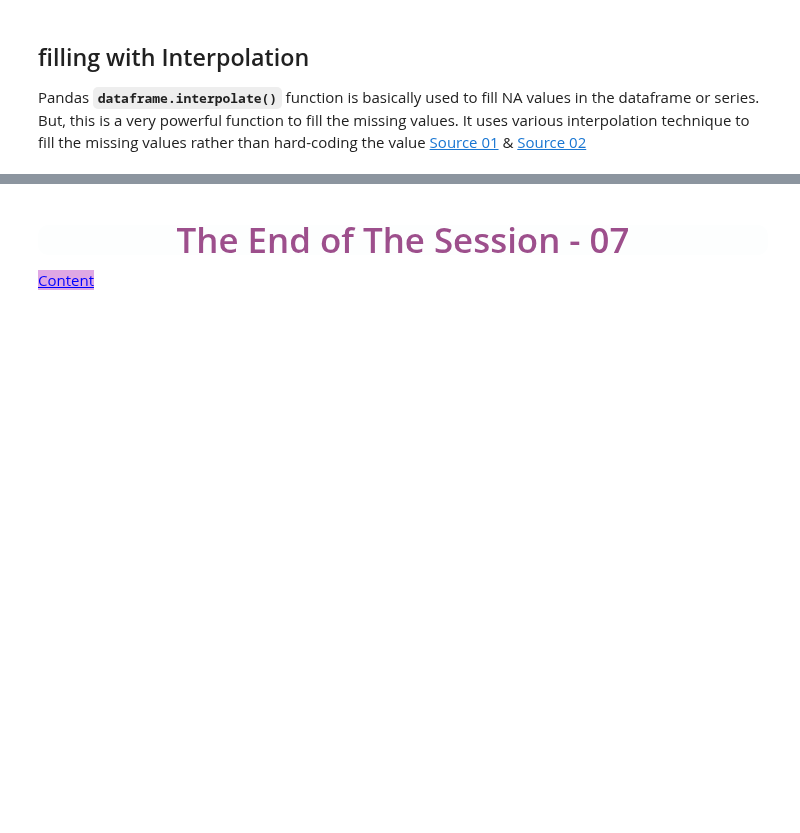
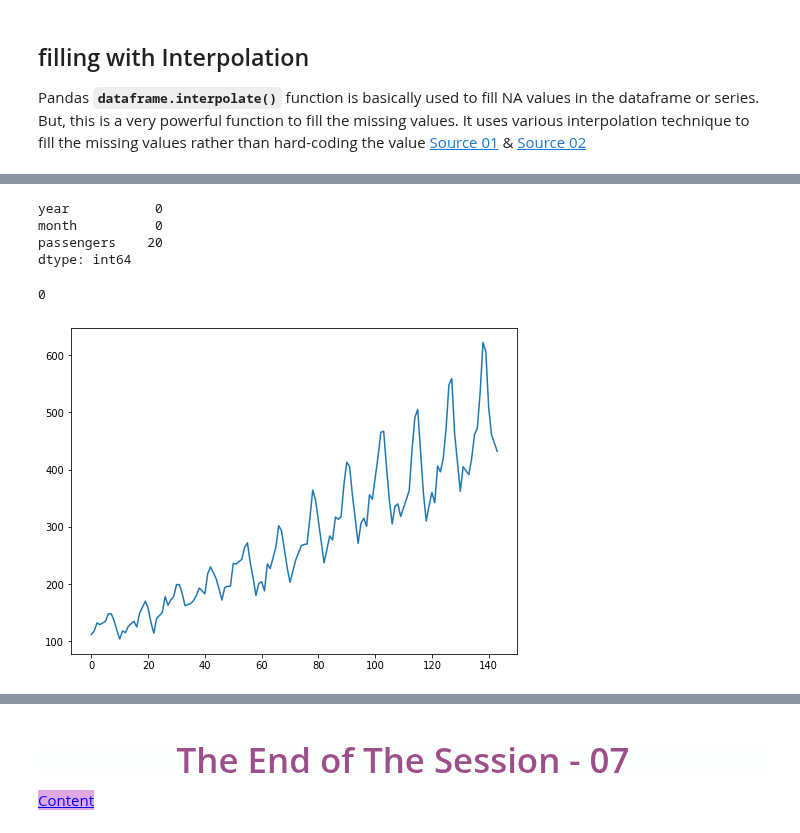
Before and after one commit to Bir01/02_DATA_SCIENCE_DATA_ANALYTICS_MODULE, a Jupyter notebook: 3- Classes_Labs/2. DAwPY/DAwPy_S7_(Handling_with_Missing_Values)-student-Copy1.ipynb, the cells around one changed output, grey strips where cells are left out. Drawn from its saved outputs; the diff is of its cells as text; code cells hidden in the pictures; blank space fills up the shorter version.

```diff
--- a/3- Classes_Labs/2. DAwPY/DAwPy_S7_(Handling_with_Missing_Values)-student-Copy1.ipynb
+++ b/3- Classes_Labs/2. DAwPY/DAwPy_S7_(Handling_with_Missing_Values)-student-Copy1.ipynb
@@ -1694,0 +1946,3 @@ Pandas **``dataframe.interpolate()``** function is basically used to fill NA val
+# %%
+flights_copy = flights.copy()
+flights_copy
@@ -1694,0 +1963,18 @@ Pandas **``dataframe.interpolate()``** function is basically used to fill NA val
+# %%
+flights_copy.loc[np.random.randint(1, 144, 20), "passengers"] = None
+# %%
+flights_copy.isnull().sum()    #19 geldi ayni degerleri tekrar aldigi icin 20 gelmedi
+# %% [output]
+year           0
+month          0
+passengers    20
+dtype: int64
+# %%
+flights_copy["passengers"].interpolate().isnull().sum()
+# %% [output]
+0
+# %%
+plt.figure(figsize =(8, 6))
+flights_copy["passengers"].interpolate().plot();
+# %% [output]
+[figure, added]
```
Also changed, not shown: parts of 50 cells of this notebook.
